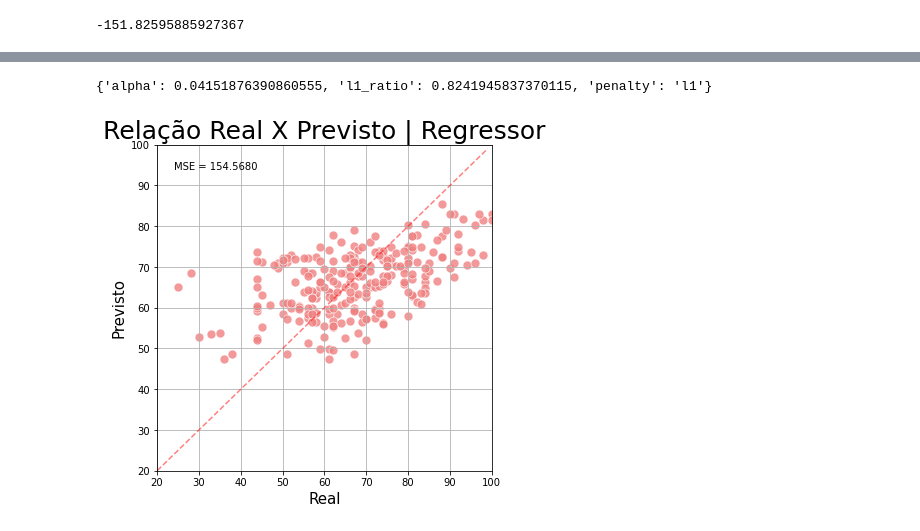
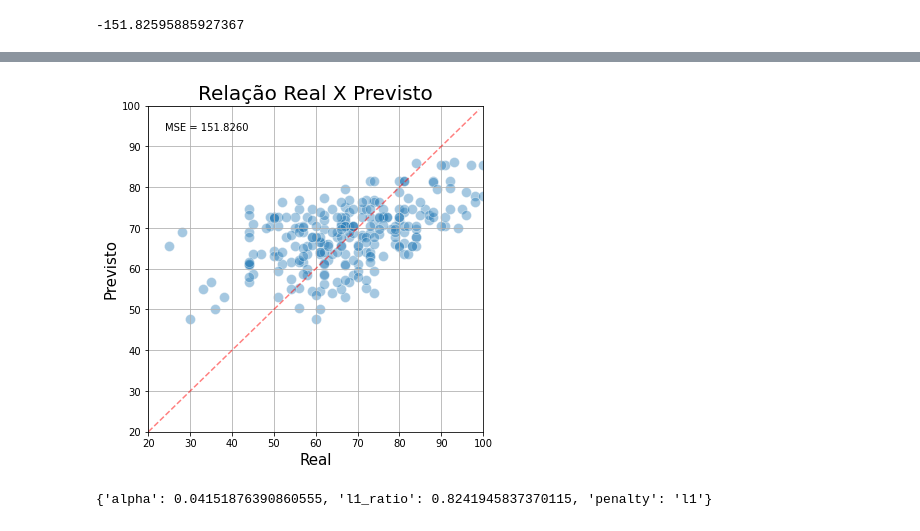
Before and after one commit to gabsalles/tpot_examspred, a Jupyter notebook: Teste TPOT Exams.ipynb, the cells around one changed output, grey strips where cells are left out. Saved outputs shown, nothing was run; the diff lists cells and outputs as text; code cells hidden in the pictures.

```diff
--- a/Teste TPOT Exams.ipynb
+++ b/Teste TPOT Exams.ipynb
@@ -167,5 +153,0 @@ math_rscv = RandomizedSearchCV(modelo, param_distributions=parametros, n_iter=10
-# %%
-math_rscv.fit(X_train, y_train)
-print(math_rscv.best_params_)
-# %% [output]
-{'alpha': 0.04151876390860555, 'l1_ratio': 0.8241945837370115, 'penalty': 'l1'}
@@ -178,19 +153,0 @@ mse_2 = mean_squared_error(y_test, y_rscv)
-# %%
-plt.figure(figsize=(6,6))
-plt.title('Relação Real X Previsto | Regressor', fontsize=25)
-sns.scatterplot(y_test, y_rscv, alpha=0.8, s=80, color='lightcoral')
-#sns.scatterplot(y_test, y_pred, alpha=0.4, s=80)
-
-linha_x = np.arange(100)
-linha_y = linha_x
-plt.plot(linha_x, linha_y, 'r--', alpha=0.5)
-
-plt.xlim((20,100))
-plt.ylim((20,100))
-
-plt.xlabel('Real',fontsize=15)
-plt.ylabel('Previsto',fontsize=15)
-plt.text(0.05, 0.95, f"MSE = {mse_2:.4f}", transform=plt.gca().transAxes, ha='left', va='top')
-plt.grid();
-# %% [output]
-[figure, removed]
@@ -196,0 +157,18 @@ plt.grid();
+# %%
+plt.figure(figsize=(6,6))
+plt.title('Relação Real X Previsto', fontsize=20)
+sns.scatterplot(y_test, y_pred, alpha=0.4, s=100)
+
+linha_x = np.arange(100)
+linha_y = linha_x
+plt.plot(linha_x, linha_y, 'r--', alpha=0.5)
+
+plt.xlim((20,100))
+plt.ylim((20,100))
+
+plt.xlabel('Real',fontsize=15)
+plt.ylabel('Previsto',fontsize=15)
+plt.text(0.05, 0.95, f"MSE = {mse_1:.4f}", transform=plt.gca().transAxes, ha='left', va='top')
+plt.grid();
+# %% [output]
+[figure, added]
@@ -196,0 +189,5 @@ plt.grid();
+# %%
+math_rscv.fit(X_train, y_train)
+print(math_rscv.best_params_)
+# %% [output]
+{'alpha': 0.04151876390860555, 'l1_ratio': 0.8241945837370115, 'penalty': 'l1'}
```
Also changed, not shown: parts of 19 cells of this notebook, 1 other file.
